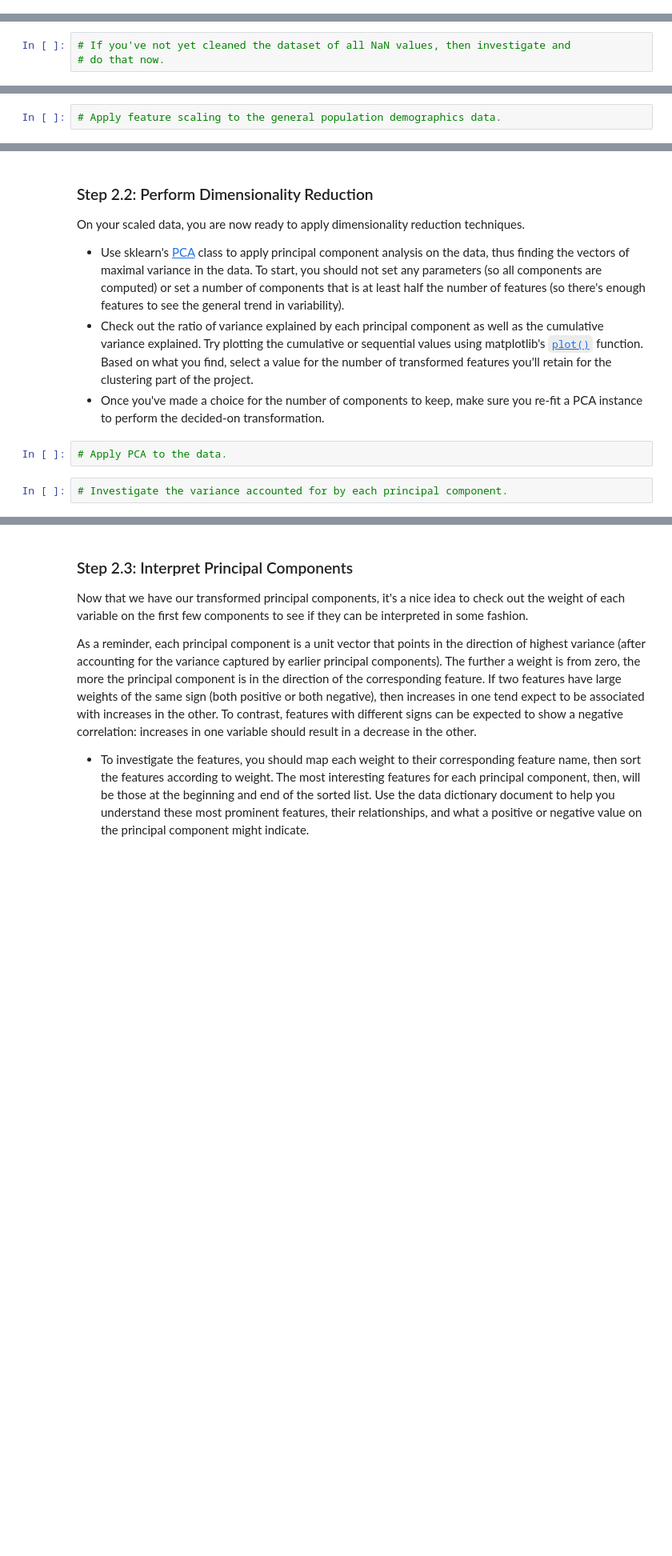
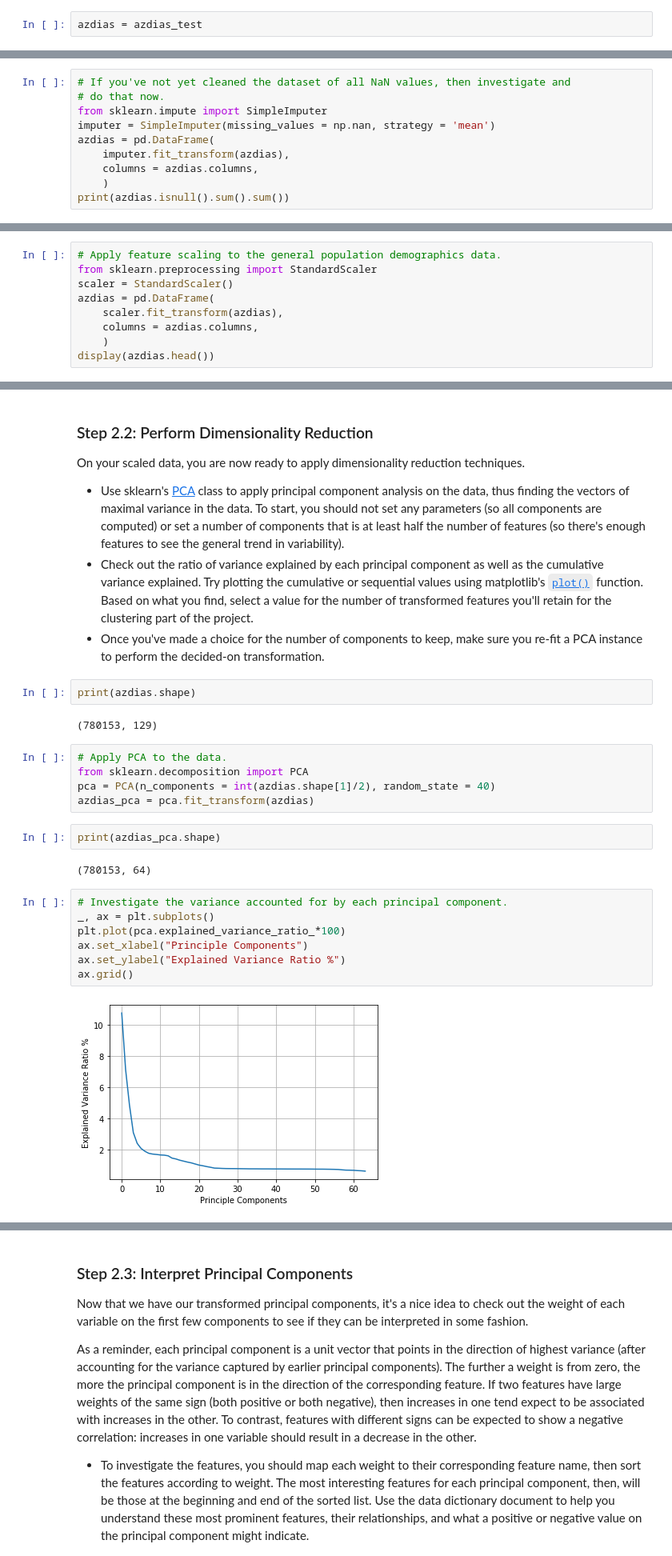
Before and after one commit to ahmedag91/Customer-Segmentation-Using-ML, a Jupyter notebook: Identify_Customer_Segments.ipynb, the cells around one changed output, grey strips where cells are left out. Shown: that part at 80% size. Saved outputs shown, nothing was run; the diff lists cells and outputs as text; blank space fills up the shorter version.

```diff
--- a/Identify_Customer_Segments.ipynb
+++ b/Identify_Customer_Segments.ipynb
@@ -795,3 +795,5 @@ Before we apply dimensionality reduction techniques to the data, we need to perf
 - sklearn requires that data not have missing values in order for its estimators to work properly. So, before applying the scaler to your data, make sure that you've cleaned the DataFrame of the remaining missing values. This can be as simple as just removing all data points with missing data, or applying an [Imputer](http://scikit-learn.org/stable/modules/generated/sklearn.preprocessing.Imputer.html) to replace all missing values. You might also try a more complicated procedure where you temporarily remove missing values in order to compute the scaling parameters before re-introducing those missing values and applying imputation. Think about how much missing data you have and what possible effects each approach might have on your analysis, and justify your decision in the discussion section below.
 - For the actual scaling function, a [StandardScaler](http://scikit-learn.org/stable/modules/generated/sklearn.preprocessing.StandardScaler.html) instance is suggested, scaling each feature to mean 0 and standard deviation 1.
 - For these classes, you can make use of the `.fit_transform()` method to both fit a procedure to the data as well as apply the transformation to the data at the same time. Don't forget to keep the fit sklearn objects handy, since you'll be applying them to the customer demographics data towards the end of the project.
+# %%
+azdias = azdias_test
@@ -798,3 +825,10 @@ Before we apply dimensionality reduction techniques to the data, we need to perf
 # %%
 # If you've not yet cleaned the dataset of all NaN values, then investigate and
 # do that now.
+from sklearn.impute import SimpleImputer
+imputer = SimpleImputer(missing_values = np.nan, strategy = 'mean')
+azdias = pd.DataFrame(
+    imputer.fit_transform(azdias),
+    columns = azdias.columns,
+    )
+print(azdias.isnull().sum().sum())
@@ -801,2 +846,9 @@ Before we apply dimensionality reduction techniques to the data, we need to perf
 # %%
 # Apply feature scaling to the general population demographics data.
+from sklearn.preprocessing import StandardScaler
+scaler = StandardScaler()
+azdias = pd.DataFrame(
+    scaler.fit_transform(azdias),
+    columns = azdias.columns,
+    )
+display(azdias.head())
@@ -812,7 +910,25 @@ On your scaled data, you are now ready to apply dimensionality reduction techniq
 - Use sklearn's [PCA](http://scikit-learn.org/stable/modules/generated/sklearn.decomposition.PCA.html) class to apply principal component analysis on the data, thus finding the vectors of maximal variance in the data. To start, you should not set any parameters (so all components are computed) or set a number of components that is at least half the number of features (so there's enough features to see the general trend in variability).
 - Check out the ratio of variance explained by each principal component as well as the cumulative variance explained. Try plotting the cumulative or sequential values using matplotlib's [`plot()`](https://matplotlib.org/api/_as_gen/matplotlib.pyplot.plot.html) function. Based on what you find, select a value for the number of transformed features you'll retain for the clustering part of the project.
 - Once you've made a choice for the number of components to keep, make sure you re-fit a PCA instance to perform the decided-on transformation.
-# %%
-# Apply PCA to the data.
+# %%
+print(azdias.shape)
+# %% [output]
+(780153, 129)
+# %%
+# Apply PCA to the data.
+from sklearn.decomposition import PCA
+pca = PCA(n_components = int(azdias.shape[1]/2), random_state = 40)
+azdias_pca = pca.fit_transform(azdias)
+# %%
+print(azdias_pca.shape)
+# %% [output]
+(780153, 64)
 # %%
 # Investigate the variance accounted for by each principal component.
+_, ax = plt.subplots()
+plt.plot(pca.explained_variance_ratio_*100)
+ax.set_xlabel("Principle Components")
+ax.set_ylabel("Explained Variance Ratio %")
+ax.grid()
+# %% [output]
+[figure, added]
```
Also changed, not shown: parts of 24 cells of this notebook.
